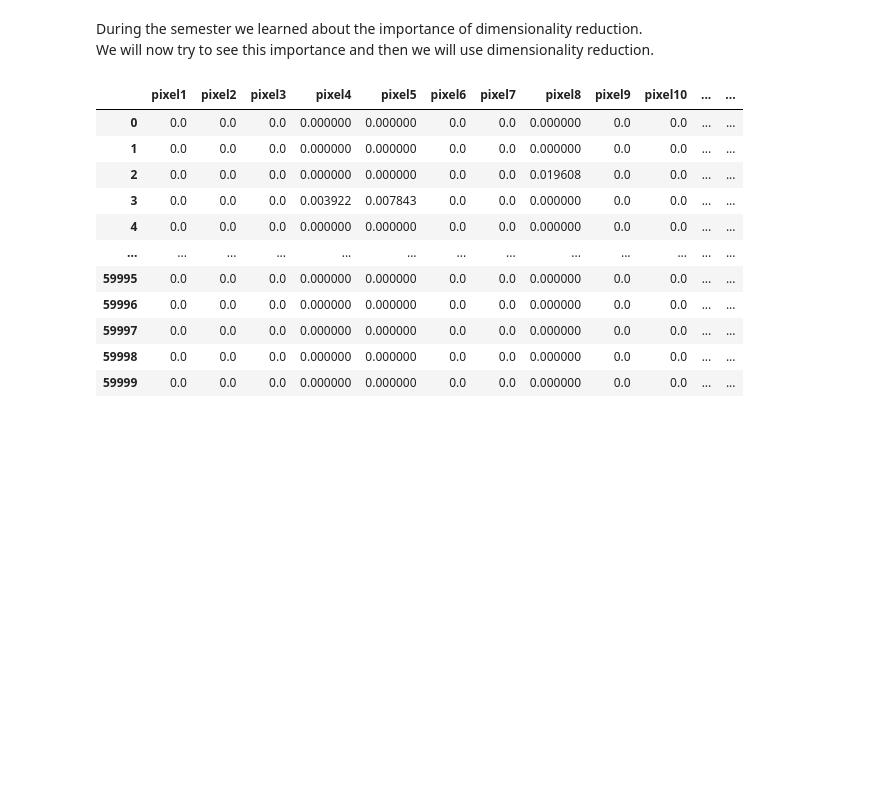
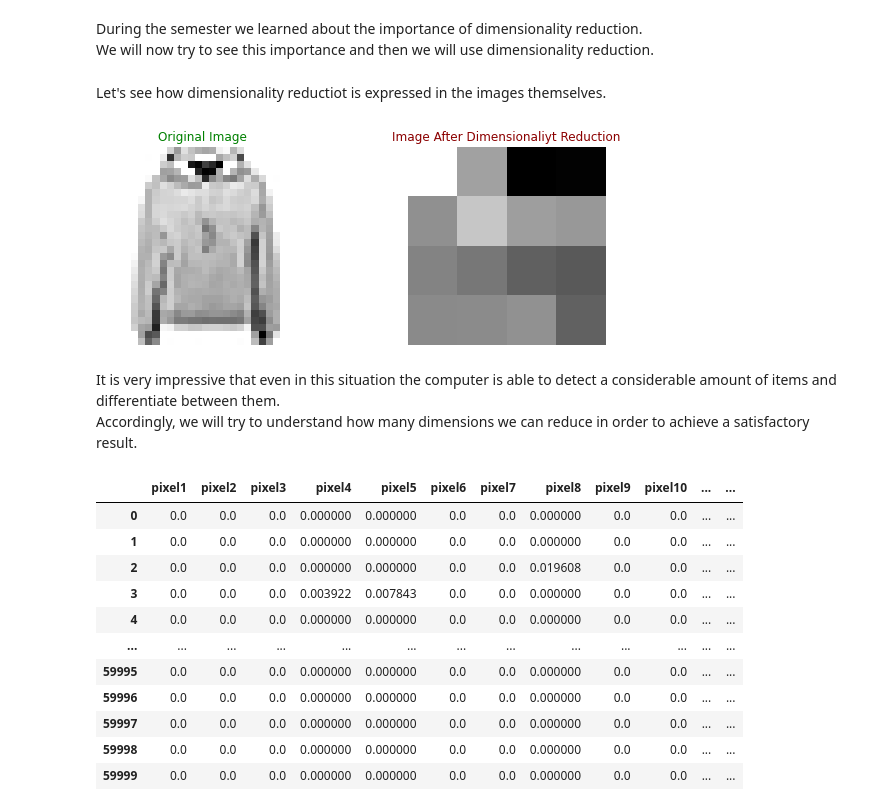
Before and after one commit to Esther-Bi/Data-Simulation-Semester-B-2021-Final-Project, a Jupyter notebook: Notebook 2 - FMNIST.ipynb, the cells around one changed output. Cells and saved outputs as stored; diff of their text form; code cells hidden in the pictures; blank space fills up the shorter version.

```diff
--- a/Notebook 2 - FMNIST.ipynb
+++ b/Notebook 2 - FMNIST.ipynb
@@ -83,6 +83,29 @@ plt.show()
 As we can see, each item has the same amount of instances which means that the data is well divided.
 # %% [markdown]
 During the semester we learned about the importance of dimensionality reduction.<br> We will now try to see this importance and then we will use dimensionality reduction.
+# %% [markdown]
+Let's see how dimensionality reductiot is expressed in the images themselves.
+# %%
+pca = PCA(n_components=16)
+X_reduced = pca.fit_transform(X_train)
+# %%
+plt.figure(figsize=(10,8))
+
+plt.subplot(2,2,1)
+plt.imshow(X_train.to_numpy()[2245].reshape(28,28) , cmap="gist_yarg")
+plt.title("Original Image" , color="green")
+plt.axis("off")
+
+plt.subplot(2,2,2)
+plt.imshow(X_reduced[2245].reshape(4,4) , cmap="gist_yarg")
+plt.title("Image After Dimensionaliyt Reduction" , color="darkred")
+plt.axis("off")
+plt.show()
+# %% [output]
+[figure, added]
+# %% [markdown]
+It is very impressive that even in this situation the computer is able to detect a considerable amount of items and differentiate between them.<br>
+Accordingly, we will try to understand how many dimensions we can reduce in order to achieve a satisfactory result.
 # %%
 # Give multiple pixel columns one name: features
 features = ['pixel' + str(i+1) for i in range(input_data.shape[1]) ]
```
Also changed, not shown: parts of 10 cells of this notebook.
